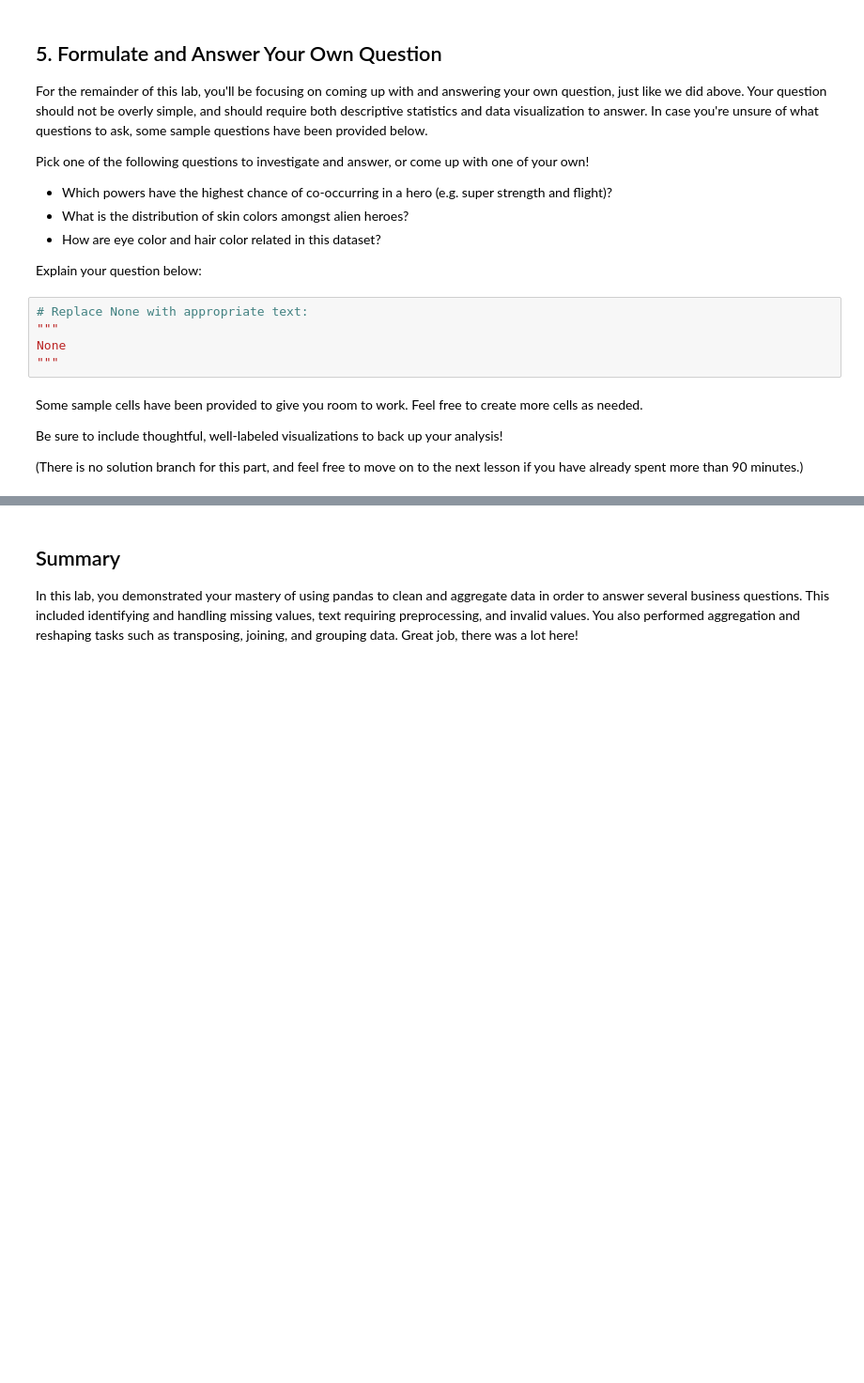
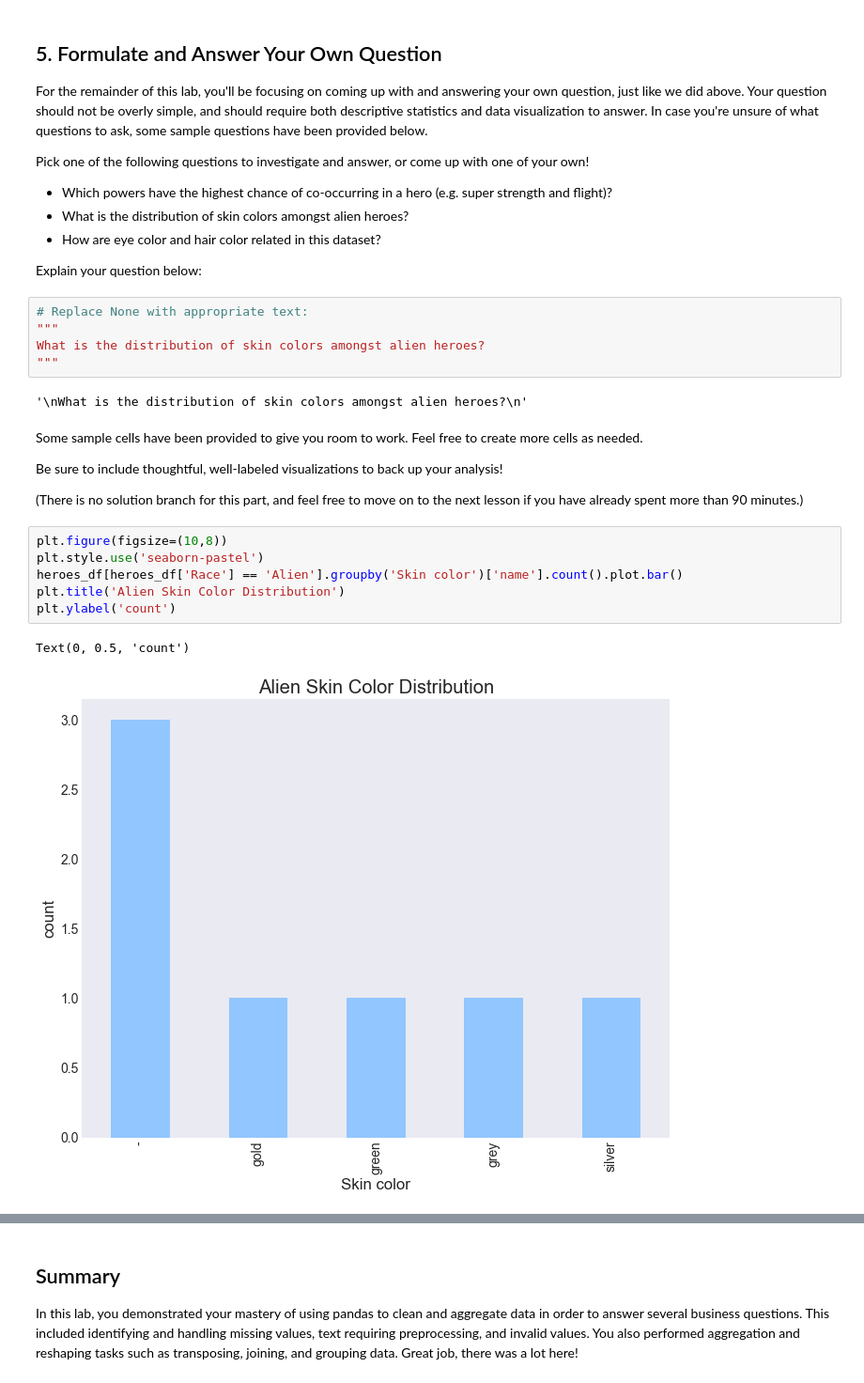
Before and after one commit to ShaneR31/dsc-pandas-data-cleaning-lab, a Jupyter notebook: index.ipynb, the cells around one changed output, grey strips where cells are left out. Shown: that part at 94% size. Drawn from its saved outputs; the diff is of its cells as text; blank space fills up the shorter version.

```diff
--- a/index.ipynb
+++ b/index.ipynb
@@ -767,11 +782,22 @@ Explain your question below:
 # %%
 # Replace None with appropriate text:
 """
-None
+What is the distribution of skin colors amongst alien heroes?
 """
+# %% [output]
+'\nWhat is the distribution of skin colors amongst alien heroes?\n'
 # %% [markdown]
 Some sample cells have been provided to give you room to work. Feel free to create more cells as needed.
 
 Be sure to include thoughtful, well-labeled visualizations to back up your analysis!
 
 (There is no solution branch for this part, and feel free to move on to the next lesson if you have already spent more than 90 minutes.)
+# %%
+plt.figure(figsize=(10,8))
+plt.style.use('seaborn-pastel')
+heroes_df[heroes_df['Race'] == 'Alien'].groupby('Skin color')['name'].count().plot.bar()
+plt.title('Alien Skin Color Distribution')
+plt.ylabel('count')
+# %% [output]
+Text(0, 0.5, 'count')
+[figure, added]
```
Also changed, not shown: parts of 6 cells of this notebook.
